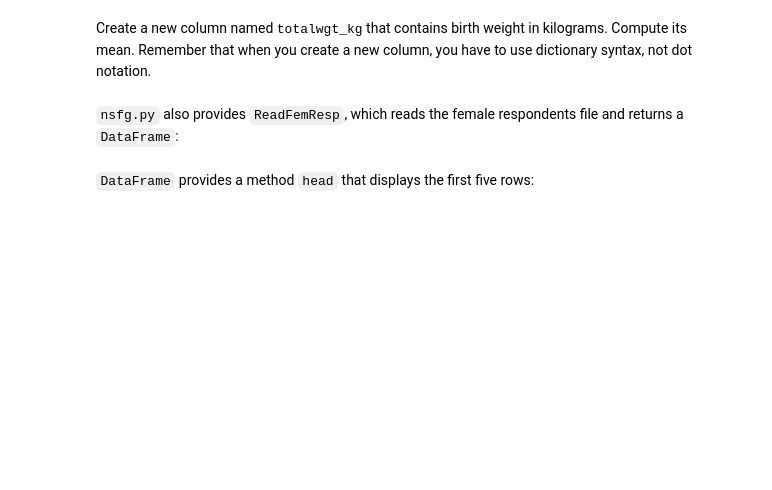
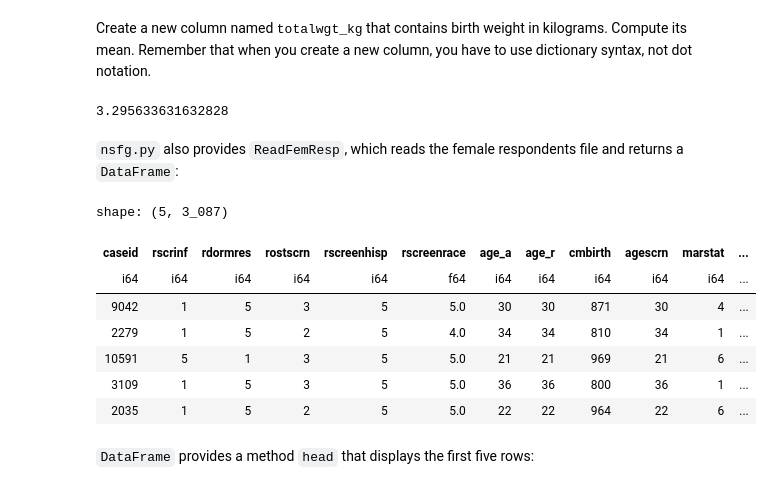
Before and after one commit to victorteodoro/ThinkStats2, a Jupyter notebook: code/chap01ex.ipynb, the cells around one changed output. Saved outputs shown, nothing was run; the diff lists cells and outputs as text; code cells hidden in the pictures; blank space fills up the shorter version.

```diff
--- a/code/chap01ex.ipynb
+++ b/code/chap01ex.ipynb
@@ -167,5 +205,13 @@ preg.totalwgt_lb.mean()
 # %% [markdown]
 Create a new column named <tt>totalwgt_kg</tt> that contains birth weight in kilograms.  Compute its mean.  Remember that when you create a new column, you have to use dictionary syntax, not dot notation.
+# %%
+preg_polars = preg_polars.with_columns(
+    (pl.col('totalwgt_lb') * 0.45359237).alias('totalwgt_kg')
+)
+
+preg_polars['totalwgt_kg'].mean()
+# %% [output]
+3.295633631632828
 # %% [markdown]
 `nsfg.py` also provides `ReadFemResp`, which reads the female respondents file and returns a `DataFrame`:
 # %%
@@ -176,3 +224,14 @@ resp = nsfg.ReadFemResp()
+# %%
+resp_polars.sample(5)
+# %% [output]
+shape: (5, 3_087)
+| caseid | rscrinf | rdormres | rostscrn | rscreenhisp | rscreenrace | age_a | age_r | cmbirth | agescrn | marstat | ... |
+| i64 | i64 | i64 | i64 | i64 | f64 | i64 | i64 | i64 | i64 | i64 | ... |
+| 9042 | 1 | 5 | 3 | 5 | 5.0 | 30 | 30 | 871 | 30 | 4 | ... |
+| 2279 | 1 | 5 | 2 | 5 | 4.0 | 34 | 34 | 810 | 34 | 1 | ... |
+| 10591 | 5 | 1 | 3 | 5 | 5.0 | 21 | 21 | 969 | 21 | 6 | ... |
+| 3109 | 1 | 5 | 3 | 5 | 5.0 | 36 | 36 | 800 | 36 | 1 | ... |
+| 2035 | 1 | 5 | 2 | 5 | 5.0 | 22 | 22 | 964 | 22 | 6 | ... |
 # %% [markdown]
 `DataFrame` provides a method `head` that displays the first five rows:
 # %%
```
Also changed, not shown: parts of 20 cells of this notebook.
